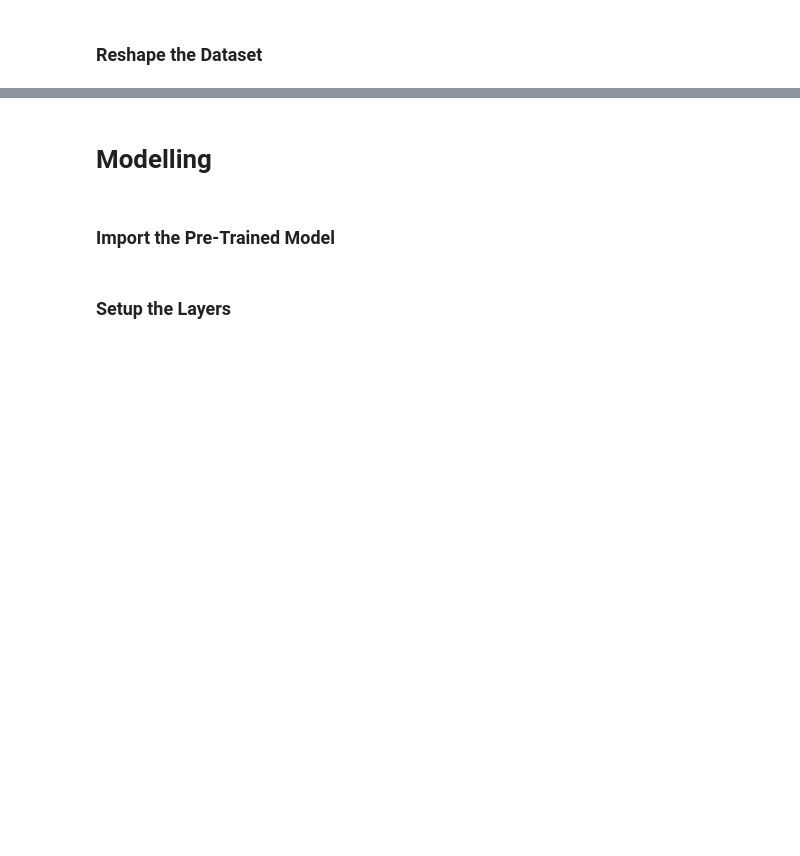
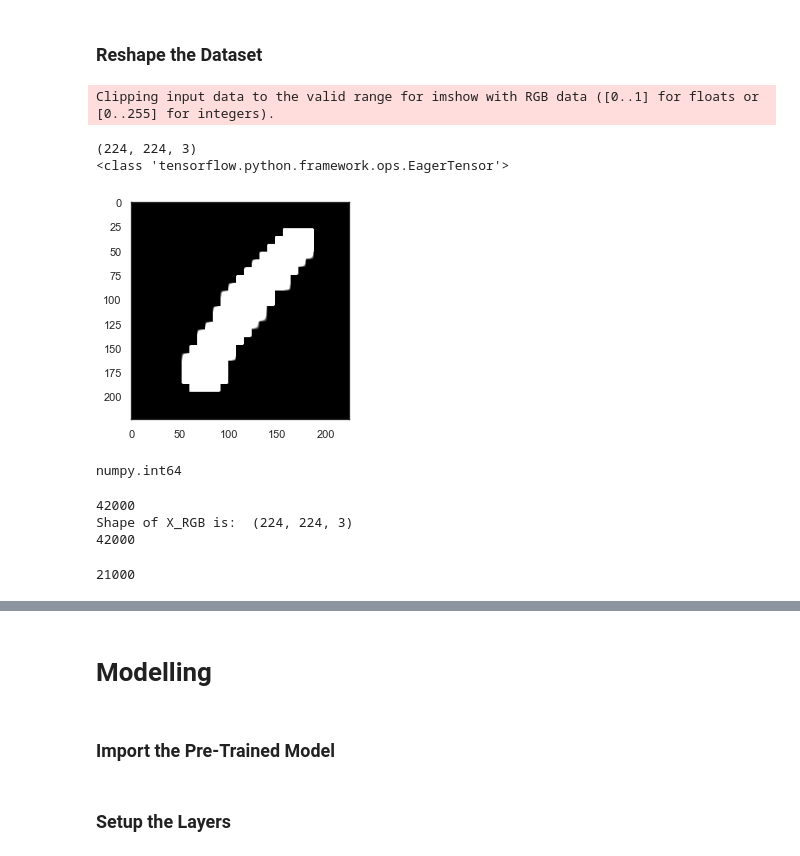
Before and after one commit to dberkerdem/584_Term-Project, a Jupyter notebook: transfer_learning.ipynb, the cells around one changed output, grey strips where cells are left out. Drawn from its saved outputs; the diff is of its cells as text; code cells hidden in the pictures; blank space fills up the shorter version.

```diff
--- a/transfer_learning.ipynb
+++ b/transfer_learning.ipynb
@@ -96,0 +94,3 @@ deneme = grey_to_RGB(dataset,28)
+# %%
+# Convert 1D Image to RGB
+X_RGB = grey_to_RGB(dataset,28)
@@ -133,6 +141,28 @@ Clipping input data to the valid range for imshow with RGB data ([0..1] for floa
 # %% [markdown]
 ### Reshape the Dataset
-# %%
-IMAGE_RES = 28
-# Reshape and normalize the dataset
-X = X.values.reshape(-1,28,28,1)/255.
+# %%
+def format_image(images:list, IMAGE_RES:int):
+    reshaped_images = []
+    for image in images:
+        image = tf.image.resize(image, (IMAGE_RES, IMAGE_RES))
+        #image = tf.convert_to_tensor(image) # Convert Image to Tensor Object
+        reshaped_images.append(image)
+    return reshaped_images
+# %%
+# Resize RGB Images from 28x28 to 224x224
+IMAGE_RES = 224
+X_RGB = format_image(X_RGB,IMAGE_RES)
+# %%
+print(X_RGB[0].shape)
+print(type(X_RGB[0]))
+plt.imshow(X_RGB[0])
+plt.show()
+# %% [output]
+Clipping input data to the valid range for imshow with RGB data ([0..1] for floats or [0..255] for integers).
+(224, 224, 3)
+<class 'tensorflow.python.framework.ops.EagerTensor'>
+[figure, added]
+# %%
+type(dataset["label"][0])
+# %% [output]
+numpy.int64
@@ -139 +178,9 @@ X = X.values.reshape(-1,28,28,1)/255.
+# %%
+print(len(X_RGB))
+print("Shape of X_RGB is: ",X_RGB[0].shape)
+print(len(y))
+# %% [output]
+42000
+Shape of X_RGB is:  (224, 224, 3)
+42000
 # %%
@@ -141,0 +189,4 @@ X_train, X_test, y_train, y_test = train_test_split(X,y,test_size=0.2, stratify=
+# %%
+len(X_train)
+# %% [output]
+21000
```
Also changed, not shown: parts of 22 cells of this notebook, 4 other files.
